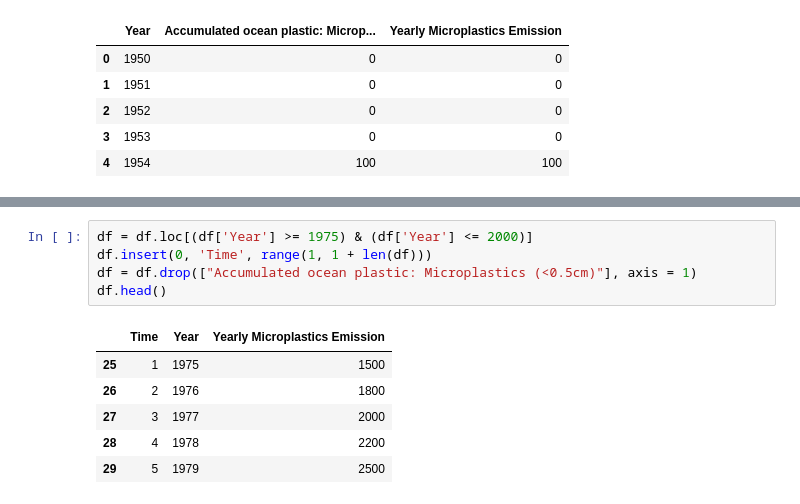
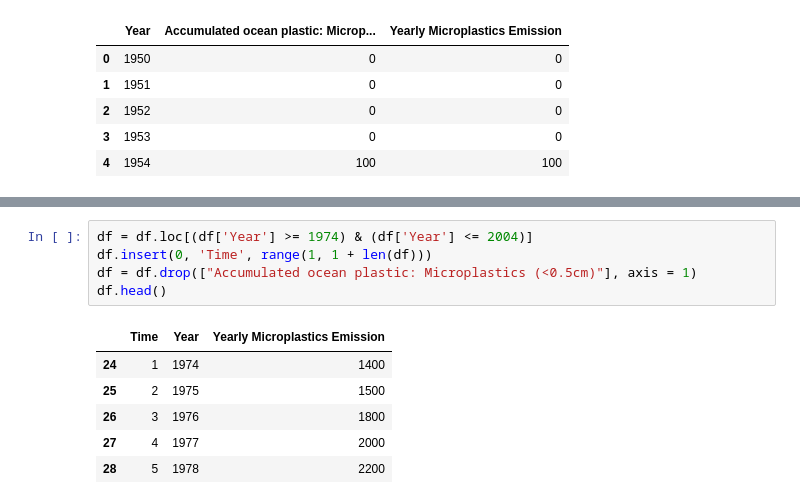
Before and after one commit to CTAN210/BAC7, a Jupyter notebook: cancer/AON_TEAM7_Final.ipynb, the cells around one changed output, grey strips where cells are left out. Saved outputs shown, nothing was run; the diff lists cells and outputs as text.

```diff
--- a/cancer/AON_TEAM7_Final.ipynb
+++ b/cancer/AON_TEAM7_Final.ipynb
@@ -42,12 +26,12 @@ dtype: bool
 # %%
-df = df.loc[(df['Year'] >= 1975) & (df['Year'] <= 2000)]
+df = df.loc[(df['Year'] >= 1974) & (df['Year'] <= 2004)]
 df.insert(0, 'Time', range(1, 1 + len(df)))
 df = df.drop(["Accumulated ocean plastic: Microplastics (<0.5cm)"], axis = 1)
 df.head()
 # %% [output]
 |  | Time | Year | Yearly Microplastics Emission |
-| 25 | 1 | 1975 | 1500 |
-| 26 | 2 | 1976 | 1800 |
-| 27 | 3 | 1977 | 2000 |
-| 28 | 4 | 1978 | 2200 |
-| 29 | 5 | 1979 | 2500 |
+| 24 | 1 | 1974 | 1400 |
+| 25 | 2 | 1975 | 1500 |
+| 26 | 3 | 1976 | 1800 |
+| 27 | 4 | 1977 | 2000 |
+| 28 | 5 | 1978 | 2200 |
```
Also changed, not shown: parts of 27 cells of this notebook, 16 other files.
